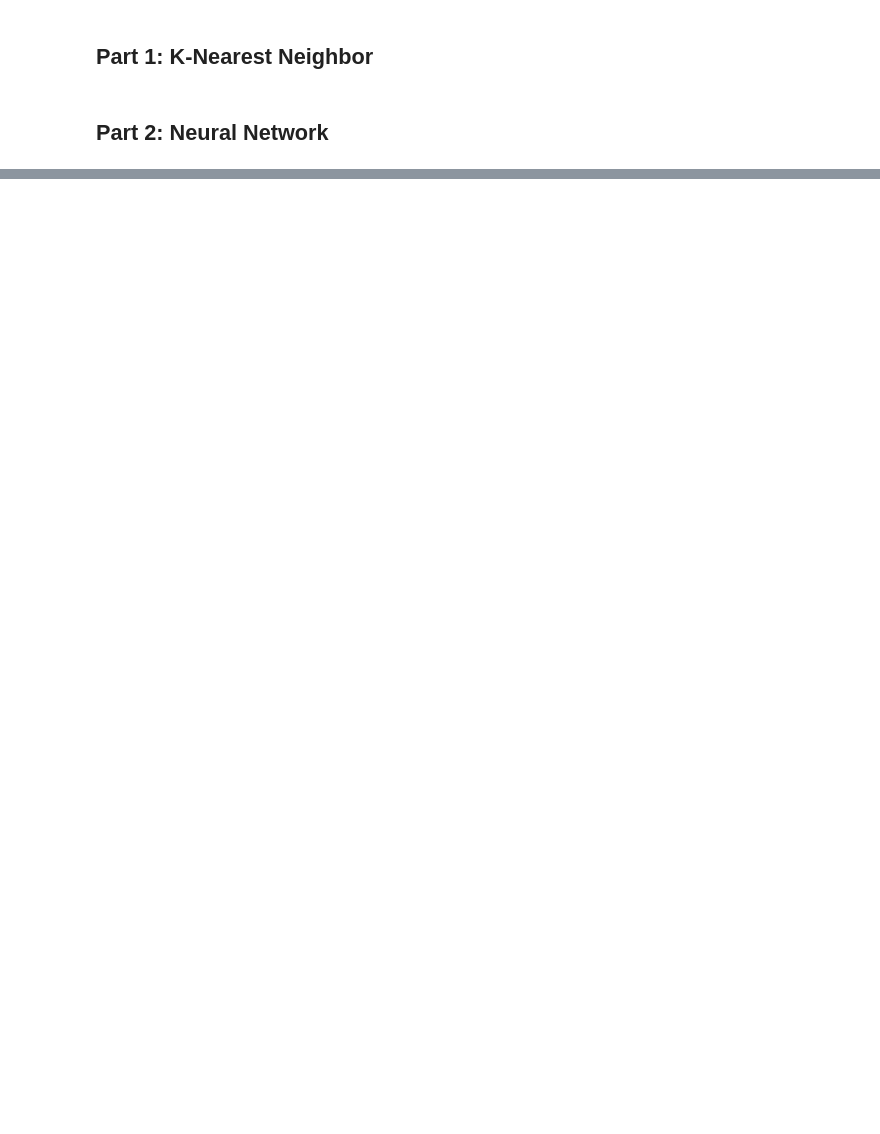
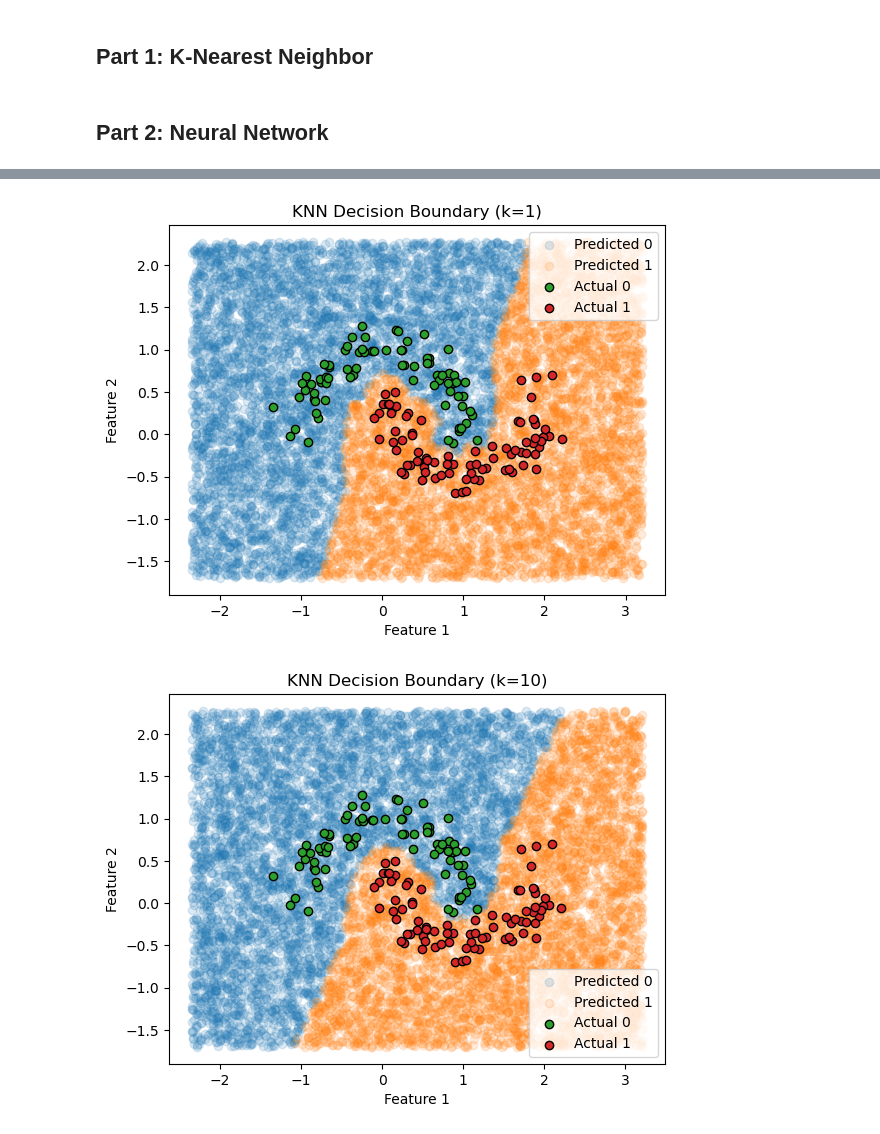
Before and after one commit to malopez3/cs6220_homework, a Jupyter notebook: Marco Lopez CS6220 HW 3.ipynb, the cells around one changed output, grey strips where cells are left out. Drawn from its saved outputs; the diff is of its cells as text; code cells hidden in the pictures; blank space fills up the shorter version.

```diff
--- a/Marco Lopez CS6220 HW 3.ipynb
+++ b/Marco Lopez CS6220 HW 3.ipynb
@@ -11,8 +5,12 @@ X, y = make_moons(n_samples=200, noise=0.15)
 # %%
-# Implement your own KNN classification algorithm
+import numpy as np
+import matplotlib.pyplot as plt
+from collections import Counter
+# Implement KNN classification algorithm
 
 def knn_predict(X_train, y_train, X_test, y_test, k, distance_func):
     predictions = []
+    all_votes = []
 
     for x in X_test:
         # Use Manhattan Distance
@@ -32,6 +30,7 @@ def knn_predict(X_train, y_train, X_test, y_test, k, distance_func):
         nearest_distances = distances[nearest_indices]
         # Find winning class
         counts = Counter(nearest_labels)
+        all_votes.append(dict(counts))
         max_count = max(counts.values())
 
         tied_classes = [label for label, count in counts.items()
@@ -72,7 +71,7 @@ def knn_predict(X_train, y_train, X_test, y_test, k, distance_func):
     else:
         accuracy = None
 
-    return predictions, accuracy
+    return predictions, accuracy, all_votes
 # %%
 # Implement a function that visualizes a 2-D KNN model
 
@@ -86,13 +85,13 @@ def visualize_knn(X_train, y_train, k, distance_func):
     y_min, y_max = X_train[:, 1].min() - 1, X_train[:, 1].max() + 1
 
     # Randomly generate 10,000 points
-    X_grid = np.column_stack(
+    X_grid = np.column_stack((
         np.random.uniform(x_min, x_max, 10000),
         np.random.uniform(y_min, y_max, 10000)
-    )
+    ))
 
     # Predict the classes of the random points using KNN
-    predictions, accuracy = knn_predict(X_train, y_train, X_grid, None, k, distance_func)
+    predictions, accuracy, votes = knn_predict(X_train, y_train, X_grid, None, k, distance_func)
 
     # Plot the predicted classes
     for label in np.unique(predictions):
@@ -219,0 +235,6 @@ def train_neuron(training_record, learning_rate, w, b, cost_derivative, activati
+# %%
+# Split into train and test sets
+
+from sklearn.model_selection import train_test_split
+
+X_train, X_test, y_train, y_test = train_test_split(X, y, test_size = 0.2, random_state = 42)
@@ -219,0 +272,11 @@ def train_neuron(training_record, learning_rate, w, b, cost_derivative, activati
+# %%
+# Plot
+
+# KNN with k = 1
+visualize_knn(X_train, y_train, k = 1, distance_func = 2)
+
+# KNN with k = 10
+visualize_knn(X_train, y_train, k = 10, distance_func = 2)
+# %% [output]
+[figure, added]
+[figure, added]
```
Also changed, not shown: parts of 11 cells of this notebook.
